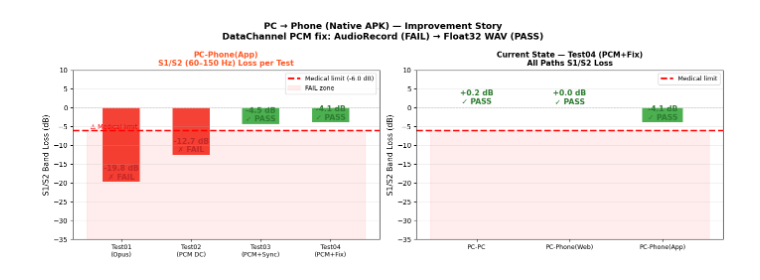
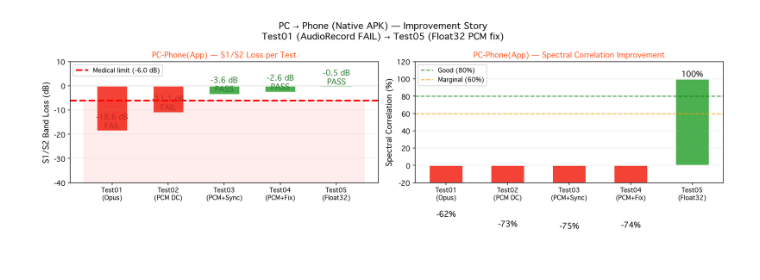
Before and after one commit to Jinwoo290350/Flutter_webRTC_Heart_Sound, a Jupyter notebook: webrtc_audio_quality.ipynb, the cells around one changed output. Saved outputs shown, nothing was run; the diff lists cells and outputs as text; code cells hidden in the pictures.

```diff
--- a/webrtc_audio_quality.ipynb
+++ b/webrtc_audio_quality.ipynb
@@ -361,74 +362,60 @@ print('✅ บันทึกเป็น result_spectrum.png')
 # %%
-# Cell 5 — App Path Improvement Story: Test01 → Test04
-# กราฟโฟกัสที่ PC-Phone(App) — เส้นทางที่แก้ไขแล้ว เพื่อแสดงหัวหน้าว่า fix ได้ผล
-
+# Cell 5 — App Path Improvement Story: Test01 → Test05
 app_path = 'PC-Phone(App)'
-s1s2_vals = []
-s1s2_tests = []
+s1s2_vals, s1s2_tests, snr_vals_app = [], [], []
 for tlabel in test_labels:
     v = results.get(tlabel, {}).get(app_path, {}).get(60, None)
     if v is not None:
         s1s2_vals.append(v)
-        s1s2_tests.append(tlabel.replace('\n', '\n'))
+        s1s2_tests.append(tlabel)
+        snr_vals_app.append(results[tlabel][app_path].get('spec_corr', np.nan))
 
 fig, (ax1, ax2) = plt.subplots(1, 2, figsize=(14, 5))
 fig.suptitle(f'PC → Phone (Native APK) — Improvement Story\n'
-             f'DataChannel PCM fix: AudioRecord (FAIL) → Float32 WAV (PASS)',
+             f'Test01 (AudioRecord FAIL) → Test05 (Float32 PCM fix)',
              fontsize=13, fontweight='bold')
 
-# ── Left: bar chart for App path S1/S2 ──────────────────────────
-bar_colors = ['#F44336' if v < MEDICAL_THRESHOLD_DB else '#4CAF50' for v in s1s2_vals]
-bars = ax1.bar(range(len(s1s2_tests)), s1s2_vals, color=bar_colors, edgecolor='white', linewidth=1.5, width=0.55)
-ax1.axhline(MEDICAL_THRESHOLD_DB, color='red', linewidth=2.5, linestyle='--', label=f'Medical limit ({MEDICAL_THRESHOLD_DB} dB)', zorder=5)
-ax1.axhline(0, color='gray', linewidth=0.8, linestyle=':', alpha=0.5)
-ax1.fill_between([-0.5, len(s1s2_tests)-0.5], [MEDICAL_THRESHOLD_DB]*2, [-35]*2,
-                 alpha=0.07, color='red', label='FAIL zone')
+bar_colors = ['#4CAF50' if v >= MEDICAL_THRESHOLD_DB else '#F44336' for v in s1s2_vals]
+bars = ax1.bar(range(len(s1s2_tests)), s1s2_vals, color=bar_colors, edgecolor='white', lw=1.5, width=0.55)
+ax1.axhline(MEDICAL_THRESHOLD_DB, color='red', lw=2.5, ls='--', label=f'Medical limit ({MEDICAL_THRESHOLD_DB} dB)')
+ax1.axhline(0, color='gray', lw=0.8, ls=':', alpha=0.5)
+ax1.fill_between([-0.5, len(s1s2_tests)-0.5], [MEDICAL_THRESHOLD_DB]*2, [-40]*2, alpha=0.07, color='red')
 for bar, val in zip(bars, s1s2_vals):
-    verdict = '✓ PASS' if val >= MEDICAL_THRESHOLD_DB else '✗ FAIL'
-    txt_color = '#2E7D32' if val >= MEDICAL_THRESHOLD_DB else '#C62828'
-    ax1.text(bar.get_x() + bar.get_width()/2, bar.get_height() + 0.4,
+    verdict = 'PASS' if val >= MEDICAL_THRESHOLD_DB else 'FAIL'
+    color = '#2E7D32' if val >= MEDICAL_THRESHOLD_DB else '#C62828'
+    ax1.text(bar.get_x()+bar.get_width()/2, bar.get_height()+0.4,
              f'{val:+.1f} dB\n{verdict}', ha='center', va='bottom',
-             fontsize=11, fontweight='bold', color=txt_color)
+             fontsize=11, fontweight='bold', color=color)
 ax1.set_xticks(range(len(s1s2_tests)))
-ax1.set_xticklabels(s1s2_tests, fontsize=9)
+ax1.set_xticklabels([t.replace(chr(10),'\n') for t in s1s2_tests], fontsize=9)
 ax1.set_ylabel('S1/S2 Band Loss (dB)', fontsize=11)
-ax1.set_title(f'{app_path}\nS1/S2 (60–150 Hz) Loss per Test', fontsize=11, fontweight='bold', color='#FF5722')
+ax1.set_title(f'{app_path} — S1/S2 Loss per Test', fontsize=11, fontweight='bold', color='#FF5722')
 ax1.legend(fontsize=9)
-ax1.set_ylim(-35, 10)
+ax1.set_ylim(-40, 10)
 ax1.grid(True, alpha=0.2, axis='y')
-ax1.text(-0.45, MEDICAL_THRESHOLD_DB + 0.4, '⚠ Medical limit', color='red', fontsize=9)
 
-# ── Right: all 3 paths for latest test (current state) ──────────
-latest_test = list(TESTS.keys())[-1]
-ax2_paths, ax2_vals, ax2_cols = [], [], []
-for plabel, pcolor in zip(PATHS, PATH_COLORS):
-    v = results.get(latest_test, {}).get(plabel, {}).get(60, None)
-    if v is not None:
-        ax2_paths.append(plabel)
-        ax2_vals.append(v)
-        ax2_cols.append('#4CAF50' if v >= MEDICAL_THRESHOLD_DB else '#F44336')
-
-bars2 = ax2.bar(range(len(ax2_paths)), ax2_vals, color=ax2_cols, edgecolor='white', linewidth=1.5, width=0.45)
-ax2.axhline(MEDICAL_THRESHOLD_DB, color='red', linewidth=2.5, linestyle='--', label=f'Medical limit')
-ax2.axhline(0, color='gray', linewidth=0.8, linestyle=':', alpha=0.5)
-ax2.fill_between([-0.5, len(ax2_paths)-0.5], [MEDICAL_THRESHOLD_DB]*2, [-35]*2, alpha=0.07, color='red')
-for bar, val, lbl in zip(bars2, ax2_vals, ax2_paths):
-    verdict = '✓ PASS' if val >= MEDICAL_THRESHOLD_DB else '✗ FAIL'
-    txt_color = '#2E7D32' if val >= MEDICAL_THRESHOLD_DB else '#C62828'
-    ax2.text(bar.get_x() + bar.get_width()/2, bar.get_height() + 0.4,
-             f'{val:+.1f} dB\n{verdict}', ha='center', va='bottom',
-             fontsize=11, fontweight='bold', color=txt_color)
-ax2.set_xticks(range(len(ax2_paths)))
-ax2.set_xticklabels(ax2_paths, fontsize=9)
-ax2.set_ylabel('S1/S2 Band Loss (dB)', fontsize=11)
-ax2.set_title(f'Current State — {latest_test.replace(chr(10)," ")}\nAll Paths S1/S2 Loss', fontsize=11, fontweight='bold')
+# SNR improvement
+snr_colors = ['#4CAF50' if v >= 80 else ('#FF9800' if v >= 60 else '#F44336') for v in snr_vals_app]
+bars2 = ax2.bar(range(len(s1s2_tests)), snr_vals_app, color=snr_colors, edgecolor='white', lw=1.5, width=0.55)
+ax2.axhline(80, color='green', lw=1.5, ls='--', label='Good (80%)', alpha=0.7)
+ax2.axhline(60, color='orange', lw=1.5, ls='--', label='Marginal (60%)', alpha=0.7)
+for bar, val in zip(bars2, snr_vals_app):
+    if not np.isnan(val):
+        ax2.text(bar.get_x()+bar.get_width()/2, bar.get_height()+0.3,
+                 f'{val:.0f}%', ha='center', va='bottom', fontsize=11, fontweight='bold')
+ax2.set_xticks(range(len(s1s2_tests)))
+ax2.set_xticklabels([t.replace(chr(10),'\n') for t in s1s2_tests], fontsize=9)
+ax2.set_ylabel('Spectral Correlation (%)', fontsize=11)
+ax2.set_title(f'{app_path} — Spectral Correlation Improvement', fontsize=11, fontweight='bold', color='#FF5722')
 ax2.legend(fontsize=9)
-ax2.set_ylim(-35, 10)
+ax2.set_ylim(-20, 120)
 ax2.grid(True, alpha=0.2, axis='y')
 
 plt.tight_layout()
-plt.savefig('result_scores.png', dpi=150, bbox_inches='tight')
+plt.savefig('result_improvement.png', dpi=150, bbox_inches='tight')
+from IPython.display import Image as _Img, display as _disp
+_disp(_Img(filename='result_improvement.png'))
 plt.show()
-print('✅ บันทึกเป็น result_scores.png')
+print('✅ result_improvement.png saved')
 # %% [output]
-[figure, old version]
+[figure, new version]
```
Also changed, not shown: parts of 10 cells of this notebook, 3 other files.
